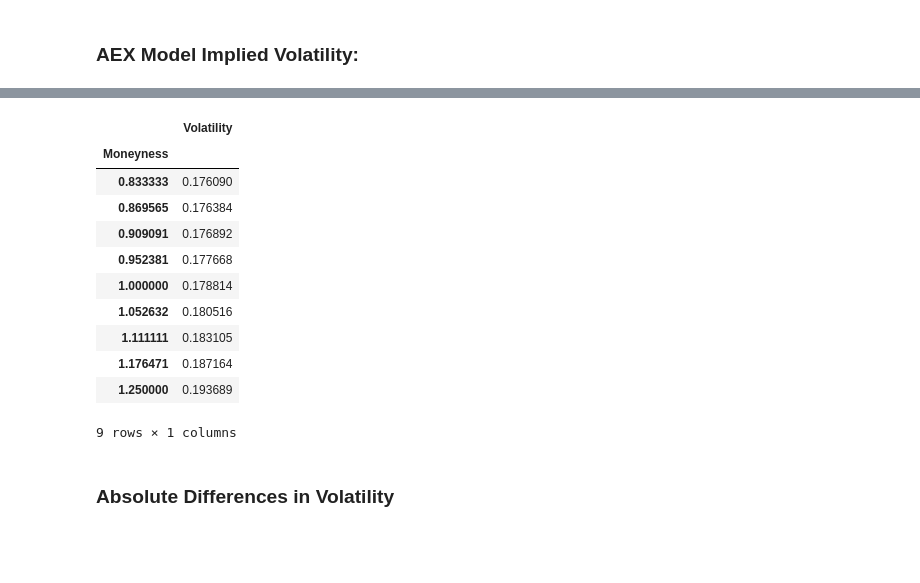
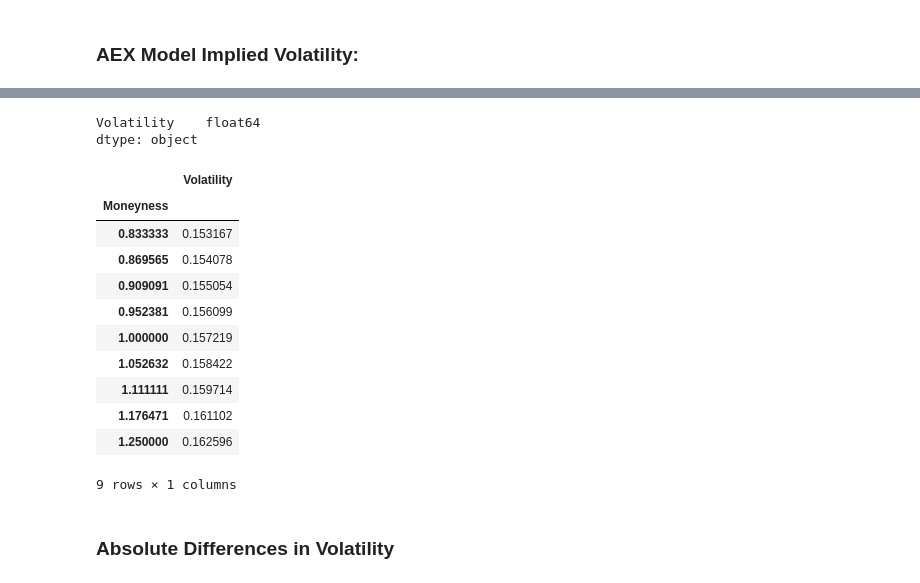
Before and after one commit to ZaighumRajput/IPython, a Jupyter notebook: Finance/comparingVolatilitySurfaces.ipynb, the cells around one changed output, grey strips where cells are left out. Drawn from its saved outputs; the diff is of its cells as text; code cells hidden in the pictures; blank space fills up the shorter version.

```diff
--- a/Finance/comparingVolatilitySurfaces.ipynb
+++ b/Finance/comparingVolatilitySurfaces.ipynb
@@ -13,7 +13,7 @@ The procedure is as follows. We read the market volatilites surface for an index
 We run the CSharp code which outputs model implied volatility surface, which we read in here.
 Then we can compare the two.
 # %%
-index = ".TOPX" #choices include .AEX, .TOPX, .IBEX, .FTSE
+index = ".AEX" #choices include .AEX, .TOPX, .IBEX, .FTSE
 # %%
 volatilitySurfaceMarket = pd.read_csv("C:\\MJD_Cali\\" + index + "_market.csv", usecols=[8,14,17], skipfooter=1, skiprows=1, header=None)
 volatilitySurfaceMarket.columns = ['Maturity','Moneyness','Volatility']
@@ -22,7 +23,10 @@ MarketVolatility = volatilitySurfaceMarket.groupby(['Maturity','Moneyness']).sum
 # %%
 volatilitySurfaceModel = pd.read_csv("C:\\MJD_Cali\\" + index + "_model.csv", usecols=[8,14,17], skipfooter=1, skiprows=1, header=None)
 volatilitySurfaceModel.columns = ['Maturity','Moneyness','Volatility']
+volatilitySurfaceModel['Maturity'] = volatilitySurfaceModel['Maturity'].round() #have to cast for lower maturities...
+
 ModelVolatility = volatilitySurfaceModel.groupby(['Maturity','Moneyness']).sum()
+
 #AEXModel = AEXModel.sum()
 # %% [markdown]
 ### AEX Model Implied Volatility:
@@ -62,17 +43,23 @@ ModelVolatility
+# %%
+MarketVolatility.dtypes
+ModelVolatility.dtypes
+# %% [output]
+Volatility    float64
+dtype: object
 # %%
-ModelVolatility.ix[365].ix[0.83333:1.25]
+ModelVolatility.ix[1095].ix[0.83333:1.25]
 # %% [output]
 |  | Volatility |
 | Moneyness |  |
-| 0.833333 | 0.176090 |
-| 0.869565 | 0.176384 |
-| 0.909091 | 0.176892 |
-| 0.952381 | 0.177668 |
-| 1.000000 | 0.178814 |
-| 1.052632 | 0.180516 |
-| 1.111111 | 0.183105 |
-| 1.176471 | 0.187164 |
-| 1.250000 | 0.193689 |
+| 0.833333 | 0.153167 |
+| 0.869565 | 0.154078 |
+| 0.909091 | 0.155054 |
+| 0.952381 | 0.156099 |
+| 1.000000 | 0.157219 |
+| 1.052632 | 0.158422 |
+| 1.111111 | 0.159714 |
+| 1.176471 | 0.161102 |
+| 1.250000 | 0.162596 |
 9 rows × 1 columns
 # %% [markdown]
 ### Absolute Differences in Volatility
```
Also changed, not shown: parts of 12 cells of this notebook, 1 other file.
